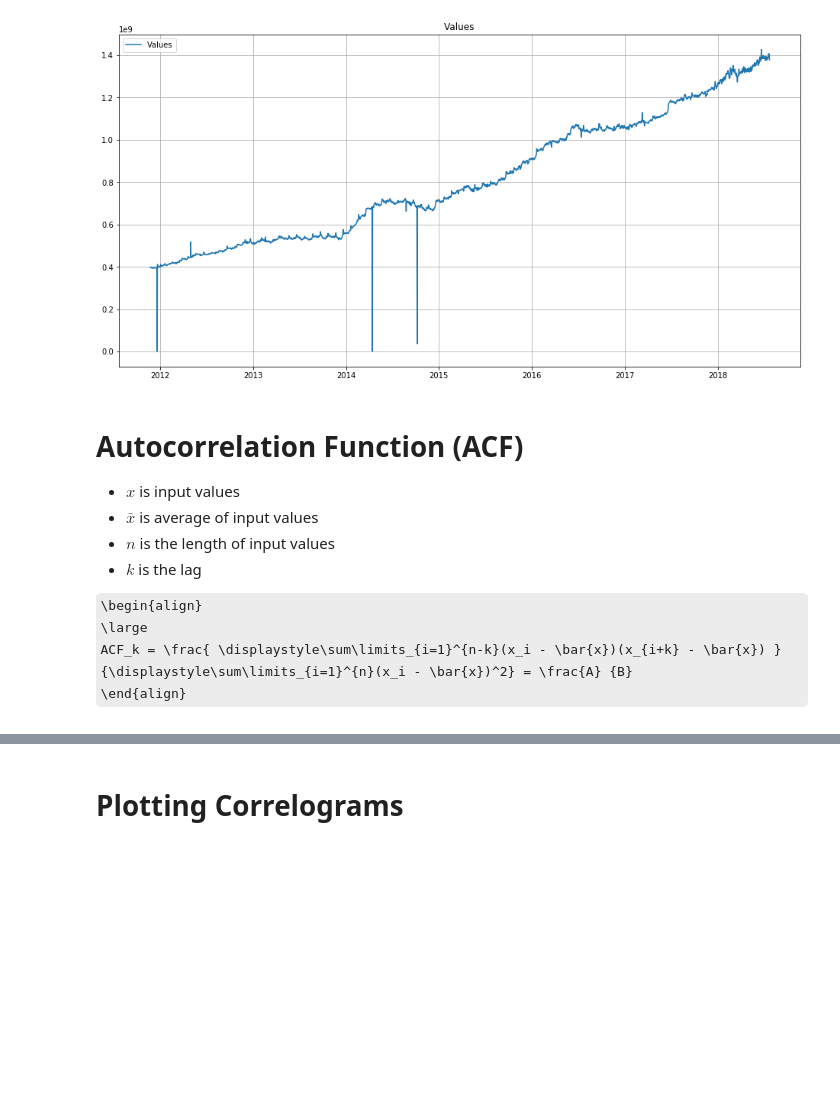
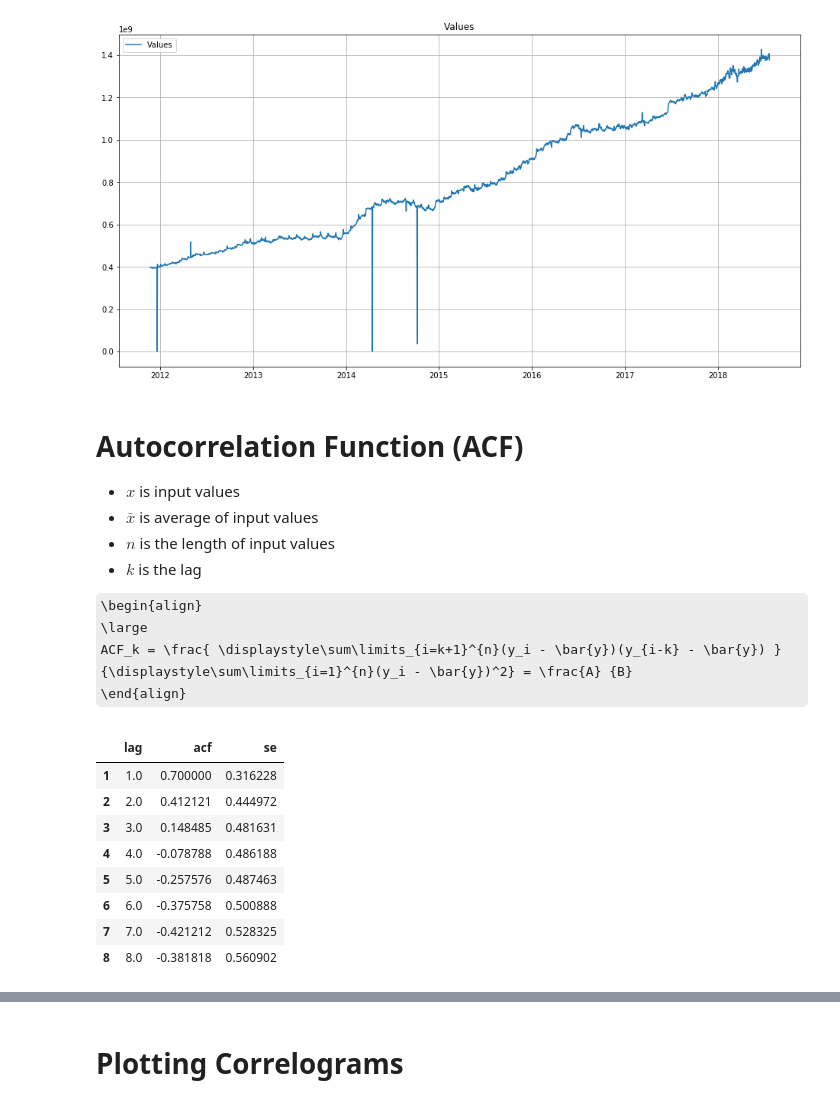
Before and after one commit to pournasserian/TimeSeries, a Jupyter notebook: Main/Untitled.ipynb, the cells around one changed output, grey strips where cells are left out. Cells and saved outputs as stored; diff of their text form; code cells hidden in the pictures; some formulas as TeX source; blank space fills up the shorter version.

```diff
--- a/Main/Untitled.ipynb
+++ b/Main/Untitled.ipynb
@@ -45,5 +45,5 @@ plt.show()
 
 \begin{align}
 \large
-ACF_k = \frac{ \displaystyle\sum\limits_{i=1}^{n-k}(x_i - \bar{x})(x_{i+k} - \bar{x}) } {\displaystyle\sum\limits_{i=1}^{n}(x_i - \bar{x})^2} = \frac{A} {B}
+ACF_k = \frac{ \displaystyle\sum\limits_{i=k+1}^{n}(y_i - \bar{y})(y_{i-k} - \bar{y}) } {\displaystyle\sum\limits_{i=1}^{n}(y_i - \bar{y})^2} = \frac{A} {B}
 \end{align}
@@ -64,0 +102,13 @@ def acf(series, k):
+# %%
+acfs = getACFS(pd.Series(range(0, 10)), 8)
+acfs
+# %% [output]
+|  | lag | acf | se |
+| 1 | 1.0 | 0.700000 | 0.316228 |
+| 2 | 2.0 | 0.412121 | 0.444972 |
+| 3 | 3.0 | 0.148485 | 0.481631 |
+| 4 | 4.0 | -0.078788 | 0.486188 |
+| 5 | 5.0 | -0.257576 | 0.487463 |
+| 6 | 6.0 | -0.375758 | 0.500888 |
+| 7 | 7.0 | -0.421212 | 0.528325 |
+| 8 | 8.0 | -0.381818 | 0.560902 |
```
Also changed, not shown: parts of 10 cells of this notebook.
